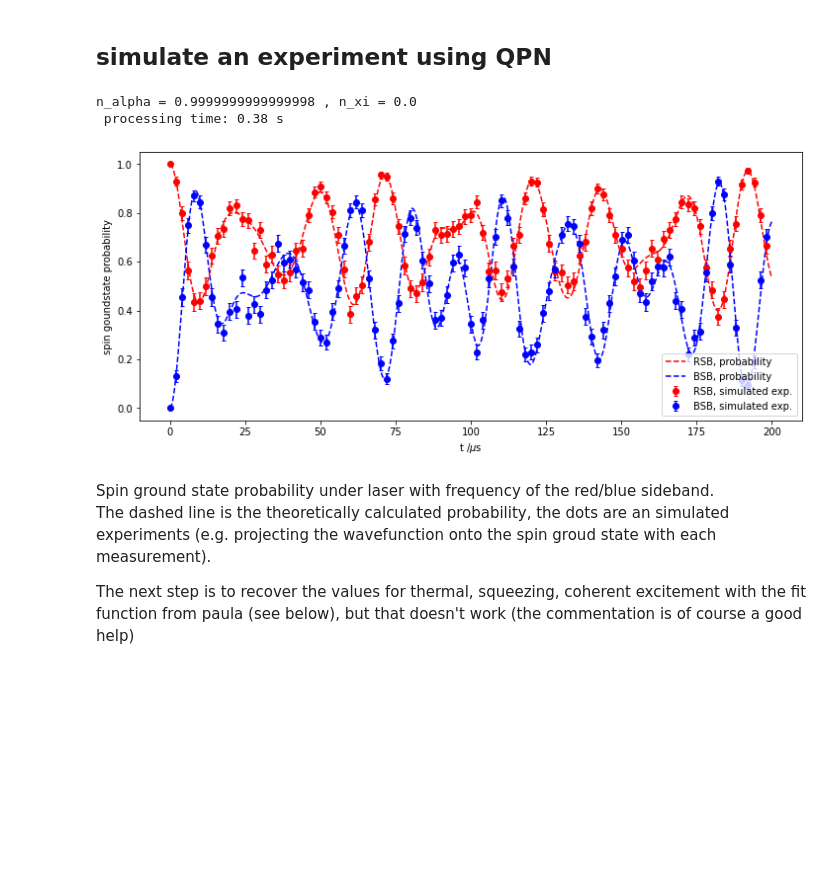
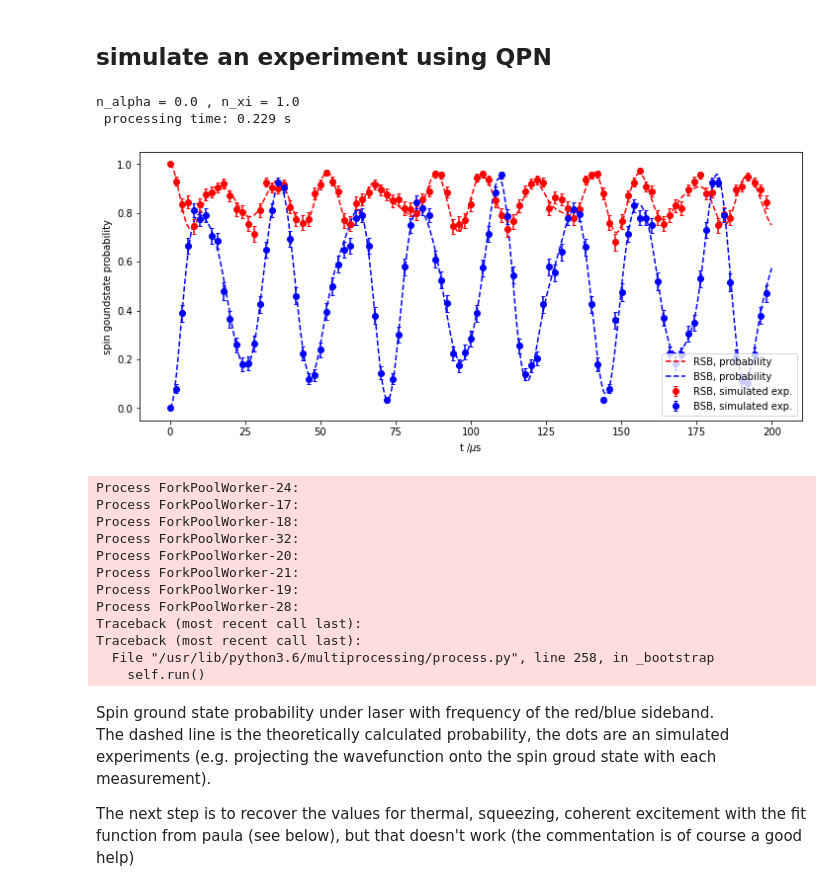
Before and after one commit to R-Thomm/Robin-Master, a Jupyter notebook: squeezed.ipynb, the cells around one changed output. Saved outputs shown, nothing was run; the diff lists cells and outputs as text; code cells hidden in the pictures; blank space fills up the shorter version.

```diff
--- a/squeezed.ipynb
+++ b/squeezed.ipynb
@@ -991,8 +991,8 @@ t1 = time.time()
 
 # initial phonon state
 n_th = 0.01
-alpha = 1/np.sqrt(2)*(1+1j)
-xi = np.arcsinh(np.sqrt(0))
+alpha = 0/np.sqrt(2)*(1+1j)
+xi = np.arcsinh(np.sqrt(1))
 psi_P_0 = squeeze(n, xi)*displace(n, alpha)*thermal_dm(n, n_th)*displace(n, alpha).dag()*squeeze(n, xi).dag()
 print("n_alpha =", np.abs(alpha)**2, ", n_xi =", np.sinh(np.abs(xi))**2)
 
@@ -1008,36 +1008,48 @@ probs_RSB = evolution_spinState_Analytical(times, 0, 0, psi_P_0, Omega, n_LD, sb
 probs_BSB = evolution_spinState_Analytical(times, 1, 0, psi_P_0, Omega, n_LD, sb = 1, parallel = True)
 
 opt = Options()
 # opt.rhs_reuse = True
 # res_RSB = eval_H_spin_phonon_coupling(tensor(fock_dm(2, 0), psi_P_0), times, args_RSB, options=opt, expect=pg)
 # res_BSB = eval_H_spin_phonon_coupling(tensor(fock_dm(2, 1), psi_P_0), times, args_BSB, options=opt, expect=pg)
 # probs_RSB = res_RSB.expect[0]
 # probs_BSB = res_BSB.expect[0]
 
 # simulate QPN
 points_RSB, errs_RSB = simulate_QPN(probs_RSB, n_samples, n_skipp = n_skipp)
 points_BSB, errs_BSB = simulate_QPN(probs_BSB, n_samples, n_skipp = n_skipp)
 times_points = times[::n_skipp]
 
 print('\r', "processing time:", np.round((time.time()-t1), 3), "s")
 
 # plot the expected ground state probability
 plt.figure(figsize = (12, 5))
 plt.plot(times, probs_RSB, "r--", label="RSB, probability")
 plt.plot(times, probs_BSB, "b--", label="BSB, probability")
 
 # plot the simulated datapoints
 plt.errorbar(times_points, points_RSB, yerr=errs_RSB, fmt = 'ro', capsize = 2, label="RSB, simulated exp.")
 plt.errorbar(times_points, points_BSB, yerr=errs_BSB, fmt = 'bo', capsize = 2, label="BSB, simulated exp.")
 
 plt.xlabel(r't /$\mu$s')
 plt.ylabel(r'spin goundstate probability')
 plt.legend(loc='lower right')
 plt.show()
 # %% [output]
-n_alpha = 0.9999999999999998 , n_xi = 0.0
- processing time: 0.38 s
+n_alpha = 0.0 , n_xi = 1.0
+ processing time: 0.229 s
-[figure, old version]
+[figure, new version]
+Process ForkPoolWorker-24:
+Process ForkPoolWorker-17:
+Process ForkPoolWorker-18:
+Process ForkPoolWorker-32:
+Process ForkPoolWorker-20:
+Process ForkPoolWorker-21:
+Process ForkPoolWorker-19:
+Process ForkPoolWorker-28:
+Traceback (most recent call last):
+Traceback (most recent call last):
+  File "/usr/lib/python3.6/multiprocessing/process.py", line 258, in _bootstrap
+    self.run()
 # %% [markdown]
 Spin ground state probability under laser with frequency of the red/blue sideband.<br/>
 The dashed line is the theoretically calculated probability, the dots are an simulated experiments (e.g. projecting the wavefunction onto the spin groud state with each measurement).<br/>
```
Also changed, not shown: parts of 39 cells of this notebook, 4 other files.
